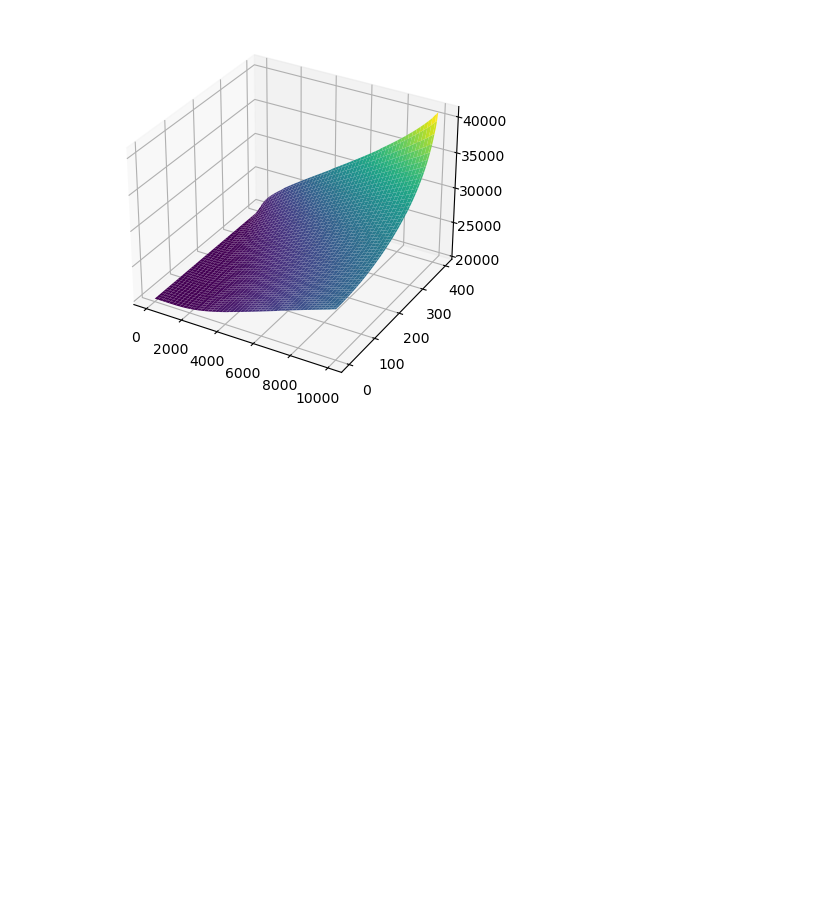
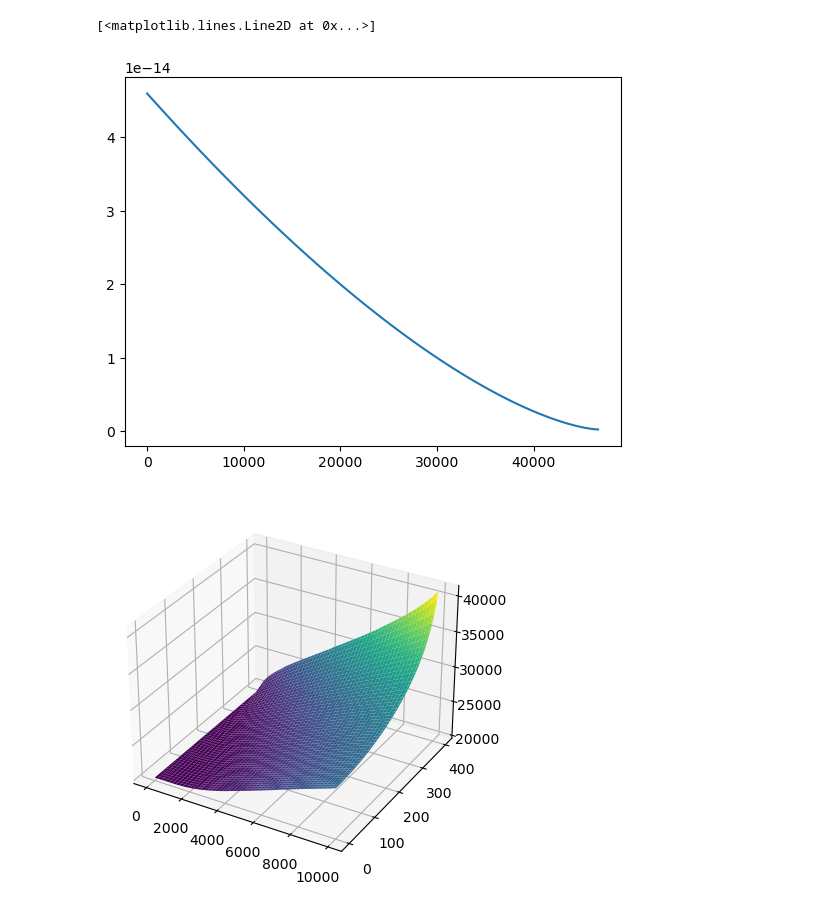
Before and after one commit to merdern/FYP, a Jupyter notebook: Phase4_PINN.ipynb, the cells around one changed output. Saved outputs shown, nothing was run; the diff lists cells and outputs as text; code cells hidden in the pictures; blank space fills up the shorter version.

```diff
--- a/Phase4_PINN.ipynb
+++ b/Phase4_PINN.ipynb
@@ -306,3 +302,12 @@ pinn.plot_loss_Ds()
+# %%
+c = torch.linspace(0, 1, 100).view(-1, 1).to(device)
+D = pinn.Diffusion_Coeff(c, 2e-16).cpu().detach().numpy()
+Ds = pinn.forward_D(c).cpu().detach().numpy()
+plt.plot(pinn.c_max*c.detach().cpu().numpy(), D)
+#plt.plot(pinn.c_max*c.detach().cpu().numpy(), Ds*1e-13)
+# %% [output]
+[<matplotlib.lines.Line2D at 0x...>]
+[figure, added]
 # %%
 numerical = pd.read_csv("MATLAB Solver\data.csv")
 
```
Also changed, not shown: parts of 3 cells of this notebook, 1 other file.
